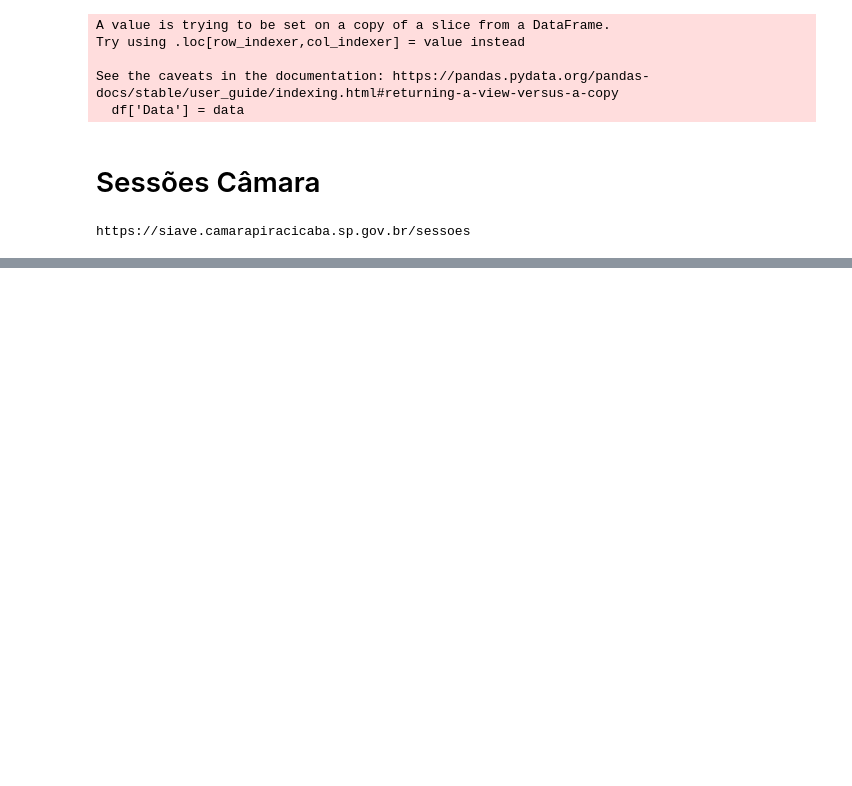
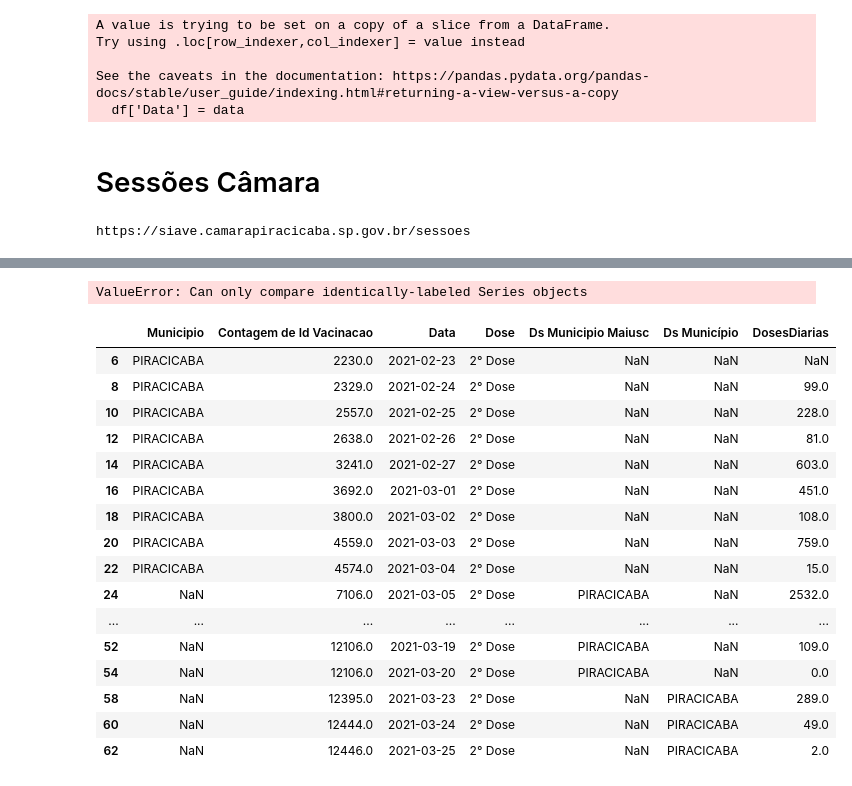
Before and after one commit to yanprada/platform-curiocidades, a Jupyter notebook: notebook/Notes Automaticos.ipynb, the cells around one changed output, grey strips where cells are left out. Saved outputs shown, nothing was run; the diff lists cells and outputs as text; code cells hidden in the pictures; blank space fills up the shorter version.

```diff
--- a/notebook/Notes Automaticos.ipynb
+++ b/notebook/Notes Automaticos.ipynb
@@ -617,0 +605,24 @@ item[0].text
+# %%
+parente = pathlib.Path().absolute()
+
+path_download19 = Path(parente,"bases/piracicaba/vacinas.csv")
+
+vacinas=pd.read_csv(path_download19)
+
+
+soma_vac = vacinas.groupby('Data').sum()
+soma_vac.sort_values('Data',inplace=True)
+
+vac_t=soma_vac['Contagem de Id Vacinacao'].tolist()
+data_t=soma_vac.index.tolist()
+
+
+vacinas2=vacinas.iloc[5:]
+prid=vacinas2[vacinas2['Dose']=='1° Dose']
+sd=vacinas2[vacinas2['Dose']=='2° Dose']
+sd['DosesDiarias']=sd['Contagem de Id Vacinacao']-sd['Contagem de Id Vacinacao'].shift(1)
+prid['DosesDiarias']=prid['Contagem de Id Vacinacao']-prid['Contagem de Id Vacinacao'].shift(1)
+data_p=prid['Data'].tolist()[2:]
+segdose=sd['DosesDiarias'].tolist()[1:]
+pridose=prid['DosesDiarias'].tolist()[2:]
+numRequerido=[407252*2]*len(data_t)
@@ -617,0 +668,24 @@ item[0].text
+# %%
+prid['Data']==sd['Data']
+# %% [output]
+ValueError: Can only compare identically-labeled Series objects
+# %%
+sd
+# %% [output]
+|  | Municipio | Contagem de Id Vacinacao | Data | Dose | Ds Municipio Maiusc | Ds Município | DosesDiarias |
+| 6 | PIRACICABA | 2230.0 | 2021-02-23 | 2° Dose | NaN | NaN | NaN |
+| 8 | PIRACICABA | 2329.0 | 2021-02-24 | 2° Dose | NaN | NaN | 99.0 |
+| 10 | PIRACICABA | 2557.0 | 2021-02-25 | 2° Dose | NaN | NaN | 228.0 |
+| 12 | PIRACICABA | 2638.0 | 2021-02-26 | 2° Dose | NaN | NaN | 81.0 |
+| 14 | PIRACICABA | 3241.0 | 2021-02-27 | 2° Dose | NaN | NaN | 603.0 |
+| 16 | PIRACICABA | 3692.0 | 2021-03-01 | 2° Dose | NaN | NaN | 451.0 |
+| 18 | PIRACICABA | 3800.0 | 2021-03-02 | 2° Dose | NaN | NaN | 108.0 |
+| 20 | PIRACICABA | 4559.0 | 2021-03-03 | 2° Dose | NaN | NaN | 759.0 |
+| 22 | PIRACICABA | 4574.0 | 2021-03-04 | 2° Dose | NaN | NaN | 15.0 |
+| 24 | NaN | 7106.0 | 2021-03-05 | 2° Dose | PIRACICABA | NaN | 2532.0 |
+| ... | ... | ... | ... | ... | ... | ... | ... |
+| 52 | NaN | 12106.0 | 2021-03-19 | 2° Dose | PIRACICABA | NaN | 109.0 |
+| 54 | NaN | 12106.0 | 2021-03-20 | 2° Dose | PIRACICABA | NaN | 0.0 |
+| 58 | NaN | 12395.0 | 2021-03-23 | 2° Dose | NaN | PIRACICABA | 289.0 |
+| 60 | NaN | 12444.0 | 2021-03-24 | 2° Dose | NaN | PIRACICABA | 49.0 |
+| 62 | NaN | 12446.0 | 2021-03-25 | 2° Dose | NaN | PIRACICABA | 2.0 |
```
Also changed, not shown: parts of 15 cells of this notebook, 27 other files.
